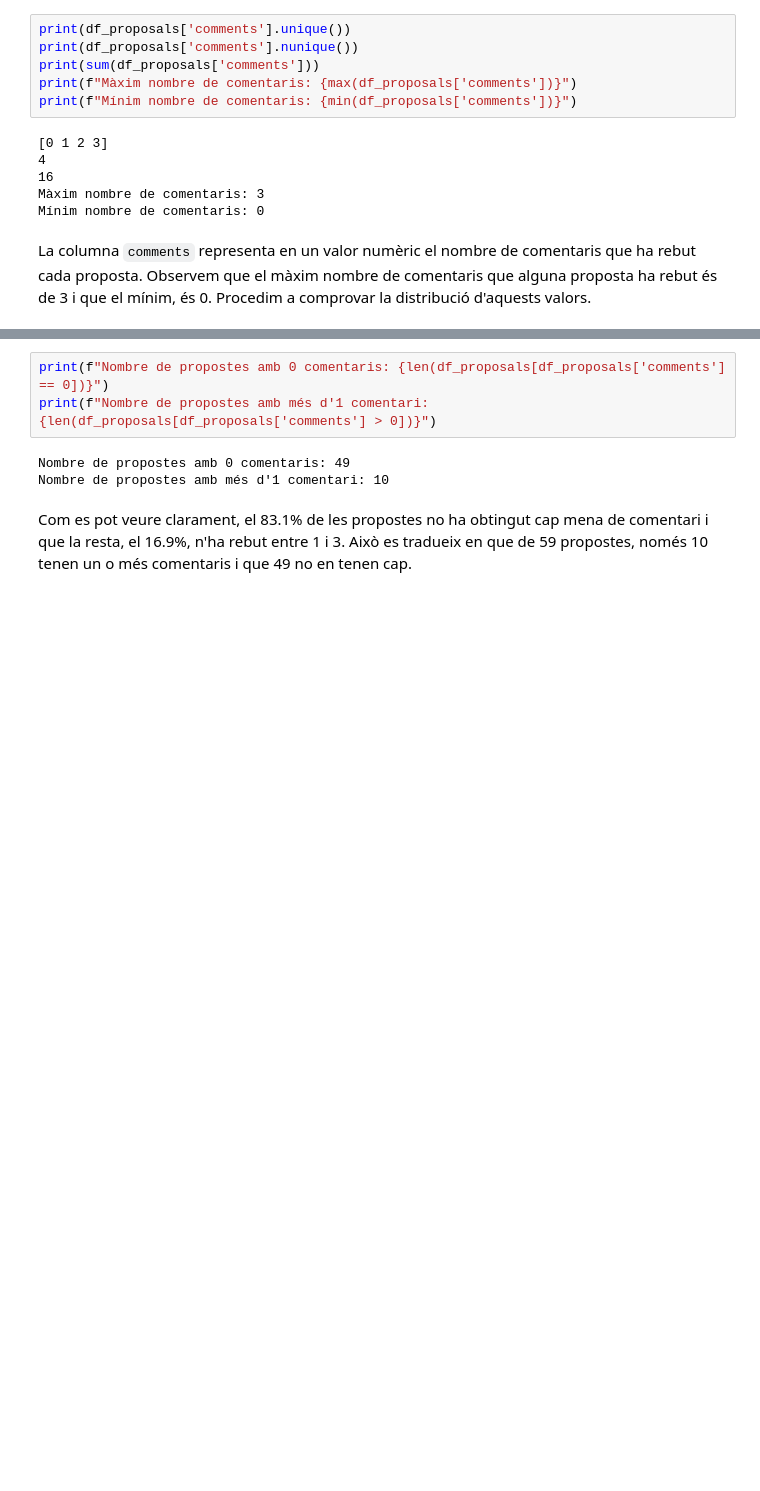
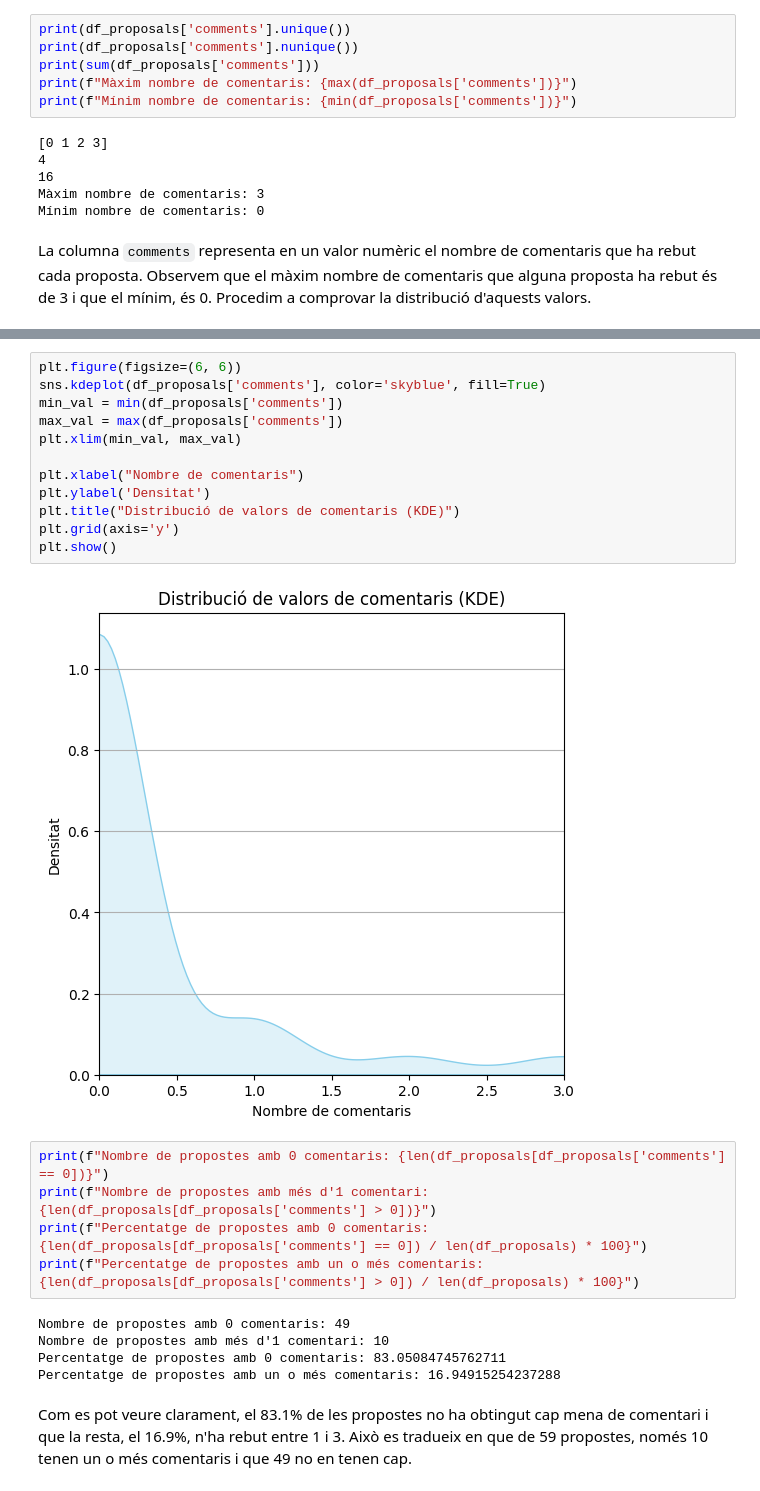
Before and after one commit to NoOPeEKS/dades-assemblea-clima, a Jupyter notebook: exploracio_csv.ipynb, the cells around one changed output, grey strips where cells are left out. Cells and saved outputs as stored; diff of their text form; blank space fills up the shorter version.

```diff
--- a/exploracio_csv.ipynb
+++ b/exploracio_csv.ipynb
@@ -378,9 +386,27 @@ plt.show()
+# %%
+plt.figure(figsize=(6, 6))
+sns.kdeplot(df_proposals['comments'], color='skyblue', fill=True)
+min_val = min(df_proposals['comments'])
+max_val = max(df_proposals['comments'])
+plt.xlim(min_val, max_val)
+
+plt.xlabel("Nombre de comentaris")
+plt.ylabel('Densitat')
+plt.title("Distribució de valors de comentaris (KDE)")
+plt.grid(axis='y')
+plt.show()
+# %% [output]
+[figure, added]
 # %%
 print(f"Nombre de propostes amb 0 comentaris: {len(df_proposals[df_proposals['comments'] == 0])}")
 print(f"Nombre de propostes amb més d'1 comentari: {len(df_proposals[df_proposals['comments'] > 0])}")
+print(f"Percentatge de propostes amb 0 comentaris: {len(df_proposals[df_proposals['comments'] == 0]) / len(df_proposals) * 100}")
+print(f"Percentatge de propostes amb un o més comentaris: {len(df_proposals[df_proposals['comments'] > 0]) / len(df_proposals) * 100}")
 # %% [output]
 Nombre de propostes amb 0 comentaris: 49
 Nombre de propostes amb més d'1 comentari: 10
+Percentatge de propostes amb 0 comentaris: 83.05084745762711
+Percentatge de propostes amb un o més comentaris: 16.94915254237288
 # %% [markdown]
 Com es pot veure clarament, el 83.1% de les propostes no ha obtingut cap mena de comentari i que la resta, el 16.9%, n'ha rebut entre 1 i 3. Això es tradueix en que de 59 propostes, només 10 tenen un o més comentaris i que 49 no en tenen cap.
 # %%
```
Also changed, not shown: parts of 5 cells of this notebook.
